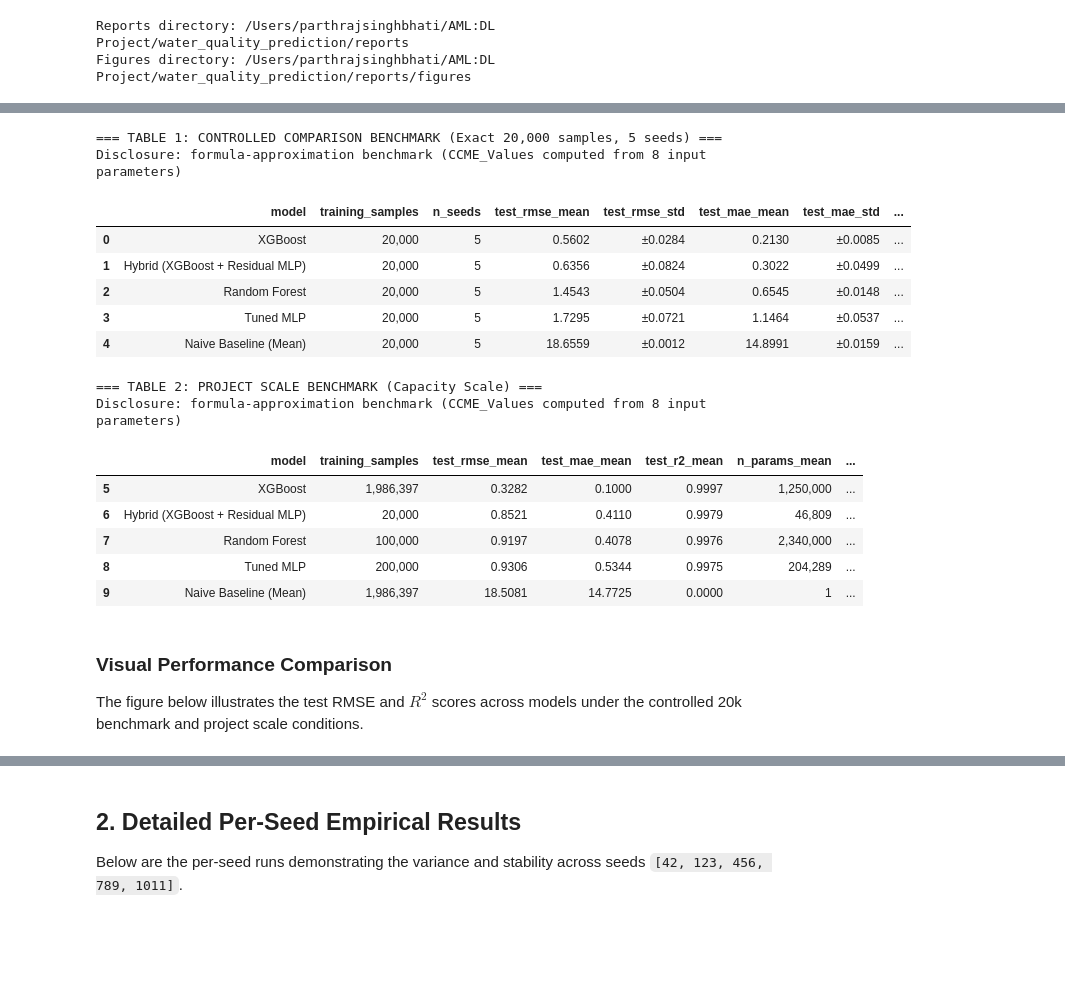
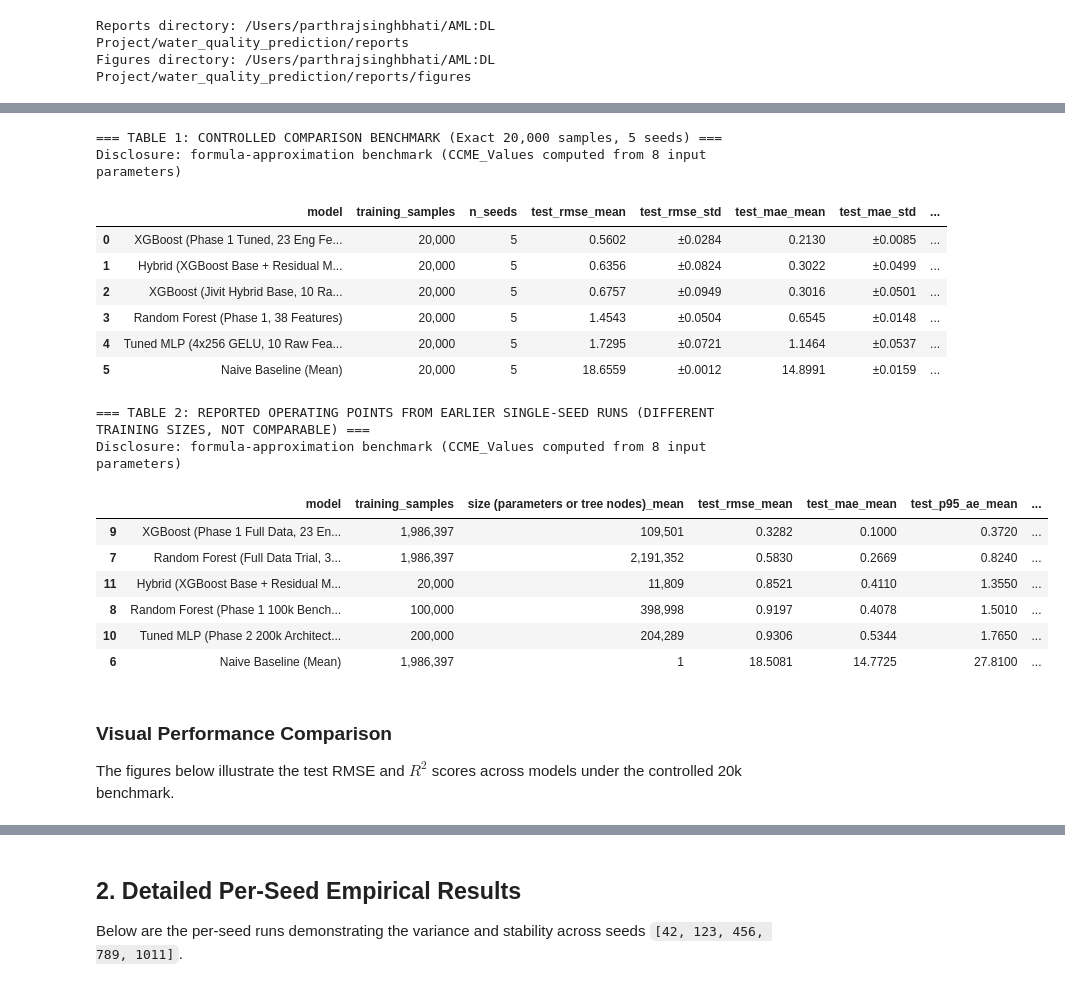
Before and after one commit to Taj-2005/water_quality_prediction, a Jupyter notebook: notebooks/10_final_comparison.ipynb, the cells around one changed output, grey strips where cells are left out. Saved outputs shown, nothing was run; the diff lists cells and outputs as text; code cells hidden in the pictures; blank space fills up the shorter version.

```diff
--- a/notebooks/10_final_comparison.ipynb
+++ b/notebooks/10_final_comparison.ipynb
@@ -42,6 +45,7 @@ ctrl_cols = [
     "model", "training_samples", "n_seeds",
     "test_rmse_mean", "test_rmse_std",
     "test_mae_mean", "test_mae_std",
+    "test_p95_ae_mean", "test_p99_ae_mean", "test_max_ae_mean",
     "test_r2_mean", "test_r2_std",
     "fit_time_s_mean"
 ]
@@ -53,6 +57,9 @@ display(ctrl_summary.style.format({
     "test_rmse_std": "±{:.4f}",
     "test_mae_mean": "{:.4f}",
     "test_mae_std": "±{:.4f}",
+    "test_p95_ae_mean": "{:.4f}",
+    "test_p99_ae_mean": "{:.4f}",
+    "test_max_ae_mean": "{:.4f}",
     "test_r2_mean": "{:.4f}",
     "test_r2_std": "±{:.4f}",
     "fit_time_s_mean": "{:.2f}s",
@@ -62,41 +69,49 @@ display(ctrl_summary.style.format({
 === TABLE 1: CONTROLLED COMPARISON BENCHMARK (Exact 20,000 samples, 5 seeds) ===
 Disclosure: formula-approximation benchmark (CCME_Values computed from 8 input parameters)
 |  | model | training_samples | n_seeds | test_rmse_mean | test_rmse_std | test_mae_mean | test_mae_std | ... |
-| 0 | XGBoost | 20,000 | 5 | 0.5602 | ±0.0284 | 0.2130 | ±0.0085 | ... |
-| 1 | Hybrid (XGBoost + Residual MLP) | 20,000 | 5 | 0.6356 | ±0.0824 | 0.3022 | ±0.0499 | ... |
-| 2 | Random Forest | 20,000 | 5 | 1.4543 | ±0.0504 | 0.6545 | ±0.0148 | ... |
-| 3 | Tuned MLP | 20,000 | 5 | 1.7295 | ±0.0721 | 1.1464 | ±0.0537 | ... |
-| 4 | Naive Baseline (Mean) | 20,000 | 5 | 18.6559 | ±0.0012 | 14.8991 | ±0.0159 | ... |
+| 0 | XGBoost (Phase 1 Tuned, 23 Eng Fe... | 20,000 | 5 | 0.5602 | ±0.0284 | 0.2130 | ±0.0085 | ... |
+| 1 | Hybrid (XGBoost Base + Residual M... | 20,000 | 5 | 0.6356 | ±0.0824 | 0.3022 | ±0.0499 | ... |
+| 2 | XGBoost (Jivit Hybrid Base, 10 Ra... | 20,000 | 5 | 0.6757 | ±0.0949 | 0.3016 | ±0.0501 | ... |
+| 3 | Random Forest (Phase 1, 38 Features) | 20,000 | 5 | 1.4543 | ±0.0504 | 0.6545 | ±0.0148 | ... |
+| 4 | Tuned MLP (4x256 GELU, 10 Raw Fea... | 20,000 | 5 | 1.7295 | ±0.0721 | 1.1464 | ±0.0537 | ... |
+| 5 | Naive Baseline (Mean) | 20,000 | 5 | 18.6559 | ±0.0012 | 14.8991 | ±0.0159 | ... |
 # %%
-# Table 2: Project Scale Benchmark (Full Capacity)
+# Table 2: Reported Operating Points from Earlier Single-Seed Runs (Different Training Sizes, Not Comparable)
+size_col = "size (parameters or tree nodes)_mean" if "size (parameters or tree nodes)_mean" in df_summary.columns else "n_params_mean"
 scale_cols = [
-    "model", "training_samples", "test_rmse_mean", "test_mae_mean",
-    "test_r2_mean", "n_params_mean", "fit_time_s_mean"
+    "model", "training_samples", size_col,
+    "test_rmse_mean", "test_mae_mean",
+    "test_p95_ae_mean", "test_p99_ae_mean", "test_max_ae_mean",
+    "test_r2_mean", "fit_time_s_mean"
 ]
-scale_summary = df_summary[df_summary["benchmark"] == "project_scale"][scale_cols].sort_values("test_rmse_mean")
-print("=== TABLE 2: PROJECT SCALE BENCHMARK (Capacity Scale) ===")
+scale_summary = df_summary[df_summary["benchmark"] == "reported_operating_points_not_comparable"][scale_cols].sort_values("test_rmse_mean")
+print("=== TABLE 2: REPORTED OPERATING POINTS FROM EARLIER SINGLE-SEED RUNS (DIFFERENT TRAINING SIZES, NOT COMPARABLE) ===")
 print("Disclosure: formula-approximation benchmark (CCME_Values computed from 8 input parameters)")
 display(scale_summary.style.format({
     "test_rmse_mean": "{:.4f}",
     "test_mae_mean": "{:.4f}",
+    "test_p95_ae_mean": "{:.4f}",
+    "test_p99_ae_mean": "{:.4f}",
+    "test_max_ae_mean": "{:.4f}",
     "test_r2_mean": "{:.4f}",
-    "n_params_mean": "{:,.0f}",
+    size_col: "{:,.0f}",
     "fit_time_s_mean": "{:.2f}s",
     "training_samples": "{:,}"
 }))
 # %% [output]
-=== TABLE 2: PROJECT SCALE BENCHMARK (Capacity Scale) ===
+=== TABLE 2: REPORTED OPERATING POINTS FROM EARLIER SINGLE-SEED RUNS (DIFFERENT TRAINING SIZES, NOT COMPARABLE) ===
 Disclosure: formula-approximation benchmark (CCME_Values computed from 8 input parameters)
-|  | model | training_samples | test_rmse_mean | test_mae_mean | test_r2_mean | n_params_mean | ... |
-| 5 | XGBoost | 1,986,397 | 0.3282 | 0.1000 | 0.9997 | 1,250,000 | ... |
-| 6 | Hybrid (XGBoost + Residual MLP) | 20,000 | 0.8521 | 0.4110 | 0.9979 | 46,809 | ... |
-| 7 | Random Forest | 100,000 | 0.9197 | 0.4078 | 0.9976 | 2,340,000 | ... |
-| 8 | Tuned MLP | 200,000 | 0.9306 | 0.5344 | 0.9975 | 204,289 | ... |
-| 9 | Naive Baseline (Mean) | 1,986,397 | 18.5081 | 14.7725 | 0.0000 | 1 | ... |
+|  | model | training_samples | size (parameters or tree nodes)_mean | test_rmse_mean | test_mae_mean | test_p95_ae_mean | ... |
+| 9 | XGBoost (Phase 1 Full Data, 23 En... | 1,986,397 | 109,501 | 0.3282 | 0.1000 | 0.3720 | ... |
+| 7 | Random Forest (Full Data Trial, 3... | 1,986,397 | 2,191,352 | 0.5830 | 0.2669 | 0.8240 | ... |
+| 11 | Hybrid (XGBoost Base + Residual M... | 20,000 | 11,809 | 0.8521 | 0.4110 | 1.3550 | ... |
+| 8 | Random Forest (Phase 1 100k Bench... | 100,000 | 398,998 | 0.9197 | 0.4078 | 1.5010 | ... |
+| 10 | Tuned MLP (Phase 2 200k Architect... | 200,000 | 204,289 | 0.9306 | 0.5344 | 1.7650 | ... |
+| 6 | Naive Baseline (Mean) | 1,986,397 | 1 | 18.5081 | 14.7725 | 27.8100 | ... |
 # %% [markdown]
 ### Visual Performance Comparison
 
-The figure below illustrates the test RMSE and $R^2$ scores across models under the controlled 20k benchmark and project scale conditions.
+The figures below illustrate the test RMSE and $R^2$ scores across models under the controlled 20k benchmark.
 # %%
 fig_path = FIGURES / "final_comparison_models.png"
 if fig_path.exists():
```
Also changed, not shown: parts of 13 cells of this notebook, 1 other file.
